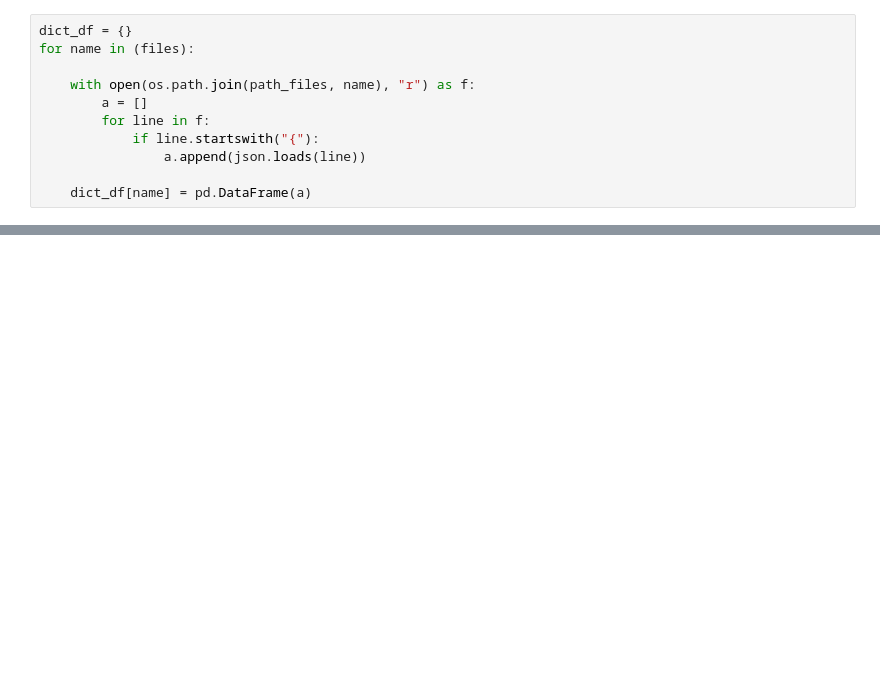
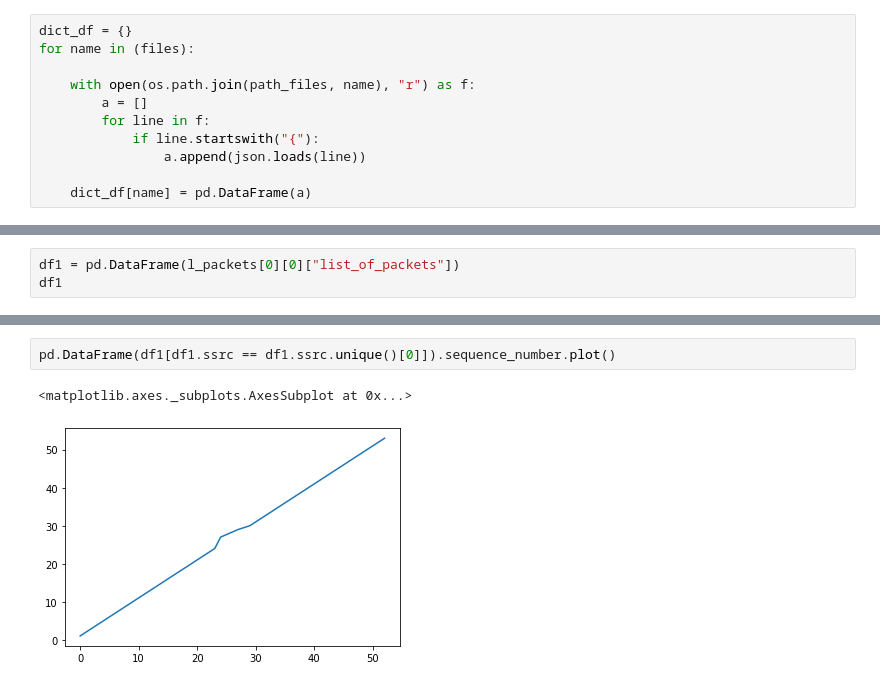
Before and after one commit to denama/ReCoCo, a Jupyter notebook: simulation_analysis/sim_analysis.ipynb, the cells around one changed output, grey strips where cells are left out. Saved outputs shown, nothing was run; the diff lists cells and outputs as text; blank space fills up the shorter version.

```diff
--- a/simulation_analysis/sim_analysis.ipynb
+++ b/simulation_analysis/sim_analysis.ipynb
@@ -93,0 +127,3 @@ dict_df['out_200k.txt']["arrival_time_ms"].diff()[1:].hist()
+# %%
+df1 = pd.DataFrame(l_packets[0][0]["list_of_packets"])
+df1
@@ -93,0 +172,5 @@ dict_df['out_200k.txt']["arrival_time_ms"].diff()[1:].hist()
+# %%
+pd.DataFrame(df1[df1.ssrc == df1.ssrc.unique()[0]]).sequence_number.plot()
+# %% [output]
+<matplotlib.axes._subplots.AxesSubplot at 0x...>
+[figure, added]
```
Also changed, not shown: parts of 33 cells of this notebook, 31 other files.
